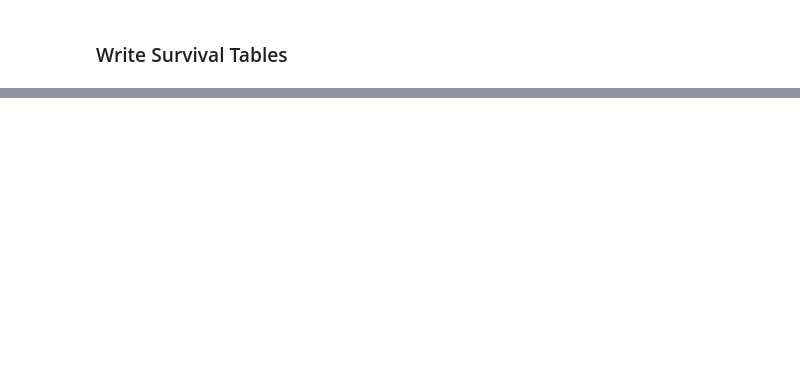
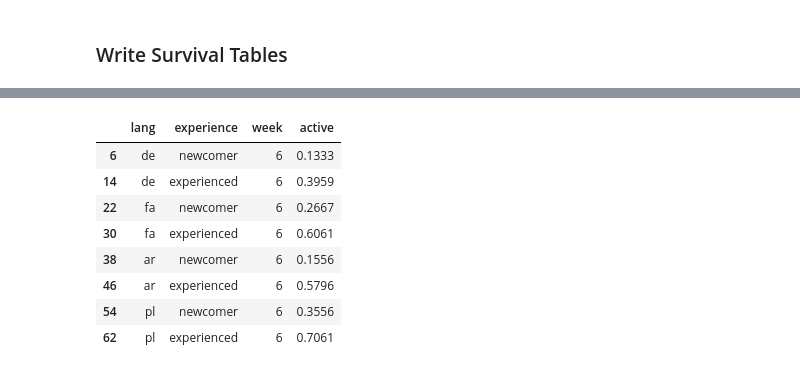
Before and after one commit to citizensandtech/CivilServant-Wikipedia-Analysis, a Jupyter notebook: power-analysis/thankee-experiment-2019/survival-analysis-of-power-analysis-dataset-R.ipynb, the cells around one changed output, grey strips where cells are left out. Saved outputs shown, nothing was run; the diff lists cells and outputs as text; code cells hidden in the pictures; blank space fills up the shorter version.

```diff
--- a/power-analysis/thankee-experiment-2019/survival-analysis-of-power-analysis-dataset-R.ipynb
+++ b/power-analysis/thankee-experiment-2019/survival-analysis-of-power-analysis-dataset-R.ipynb
@@ -453,0 +489,12 @@ write.csv(survival.tables, file="fa.ar.pl.de.20180306.survival.tables.csv")
+# %%
+subset(survival.tables, week==6)
+# %% [output]
+|  | lang | experience | week | active |
+| 6 | de | newcomer | 6 | 0.1333 |
+| 14 | de | experienced | 6 | 0.3959 |
+| 22 | fa | newcomer | 6 | 0.2667 |
+| 30 | fa | experienced | 6 | 0.6061 |
+| 38 | ar | newcomer | 6 | 0.1556 |
+| 46 | ar | experienced | 6 | 0.5796 |
+| 54 | pl | newcomer | 6 | 0.3556 |
+| 62 | pl | experienced | 6 | 0.7061 |
```
Also changed, not shown: parts of 11 cells of this notebook.
